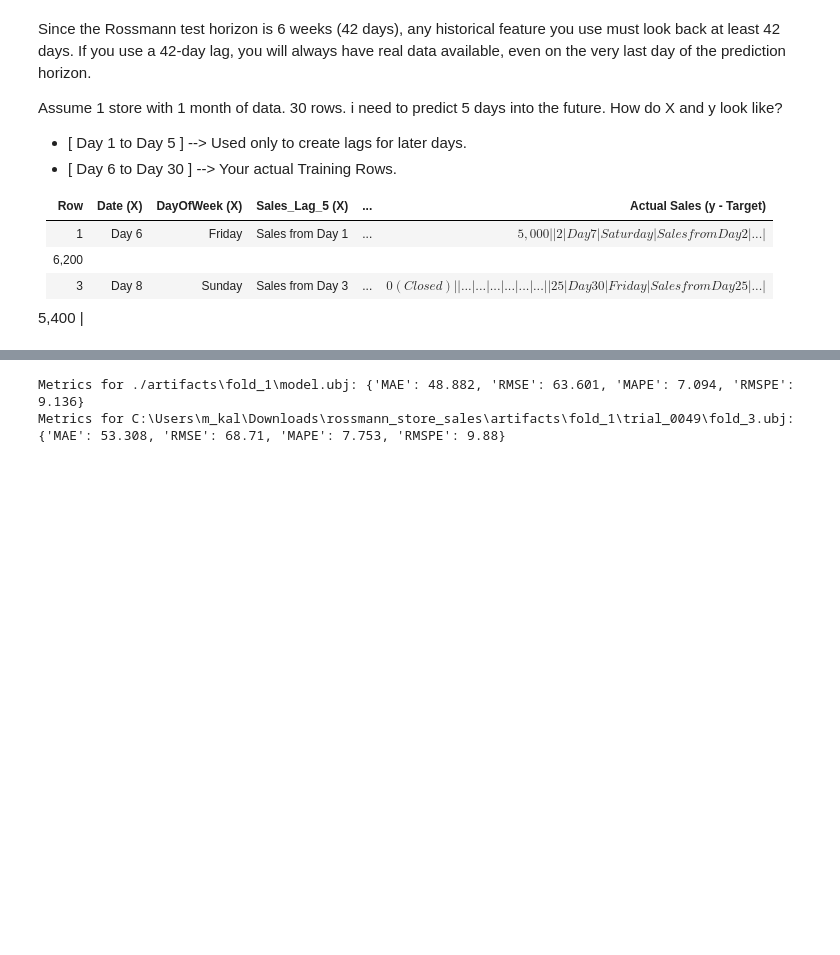
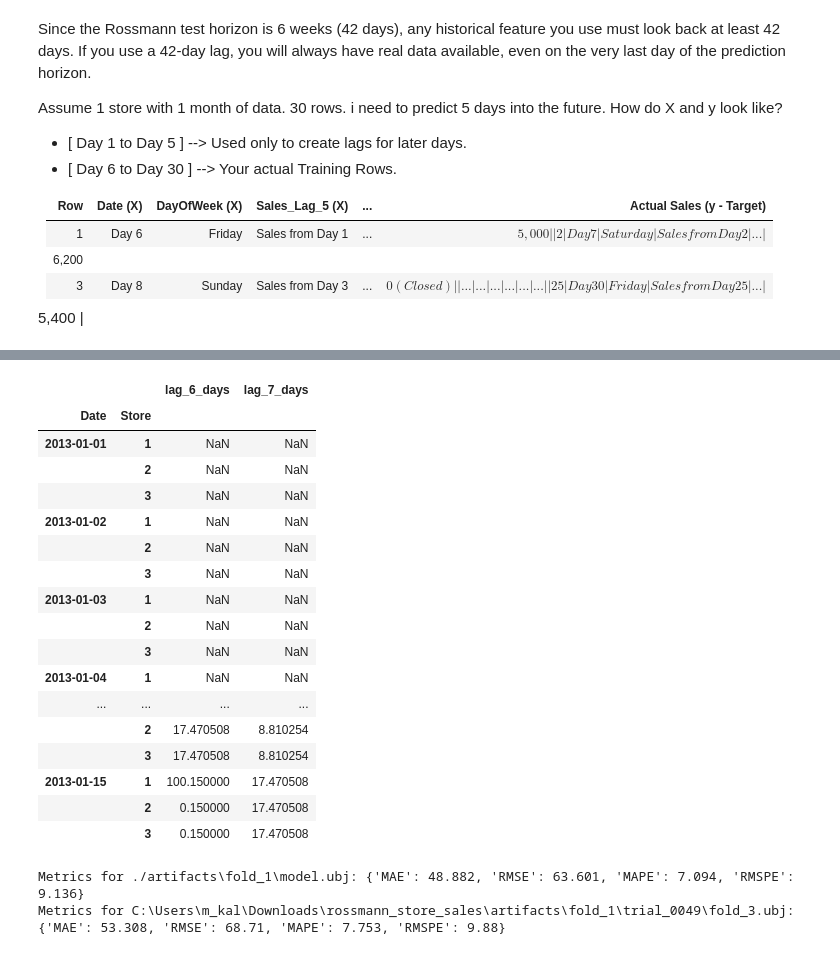
Before and after one commit to Miltos-90/Rossmann_Store_Sales_Forecasting, a Jupyter notebook: test_pipeline.ipynb, the cells around one changed output, grey strips where cells are left out. Drawn from its saved outputs; the diff is of its cells as text; code cells hidden in the pictures; blank space fills up the shorter version.

```diff
--- a/test_pipeline.ipynb
+++ b/test_pipeline.ipynb
@@ -28,7 +28,7 @@ from src.engine import utils, hypertuning
 
 from src import synthetic
 
-FORECAST_HORIZON = 15
+FORECAST_HORIZON = 5
 
 os.makedirs(C.LOG_DIR, exist_ok=True)
 logging.basicConfig(level=logging.INFO,
@@ -63,7 +63,9 @@ Strong deterministic weekly + trend signal so the model can overfit easily and p
 # %%
 stores = synthetic.store_data()
 train = synthetic.sales_data()
-df  = attach_store_data(train, stores).set_index(["Date", "Store"])
+df  = attach_store_data(train, stores)
+df.sort_values(['Date', 'Store'], inplace=True)  # Sort by date and store (ascending -> from earliest to latest) for lag features
+df.set_index(["Date", "Store"], inplace=True)
 
 cv_config = {
     "n_outer_splits":   C.N_OUTER_SPLITS,
@@ -148,3 +188,26 @@ X = make_features(df_processed, lags, rolling_windows, diffs)
+# %%
+
+X = make_features(df_processed, lags, rolling_windows, diffs)
+X[['lag_6_days', 'lag_7_days']].head(45)
+# %% [output]
+|  |  | lag_6_days | lag_7_days |
+| Date | Store |  |  |
+| 2013-01-01 | 1 | NaN | NaN |
+|  | 2 | NaN | NaN |
+|  | 3 | NaN | NaN |
+| 2013-01-02 | 1 | NaN | NaN |
+|  | 2 | NaN | NaN |
+|  | 3 | NaN | NaN |
+| 2013-01-03 | 1 | NaN | NaN |
+|  | 2 | NaN | NaN |
+|  | 3 | NaN | NaN |
+| 2013-01-04 | 1 | NaN | NaN |
+| ... | ... | ... | ... |
+|  | 2 | 17.470508 | 8.810254 |
+|  | 3 | 17.470508 | 8.810254 |
+| 2013-01-15 | 1 | 100.150000 | 17.470508 |
+|  | 2 | 0.150000 | 17.470508 |
+|  | 3 | 0.150000 | 17.470508 |
 # %%
 
 # Preprocessing steps:
```
Also changed, not shown: parts of 3 cells of this notebook, 2 other files.
